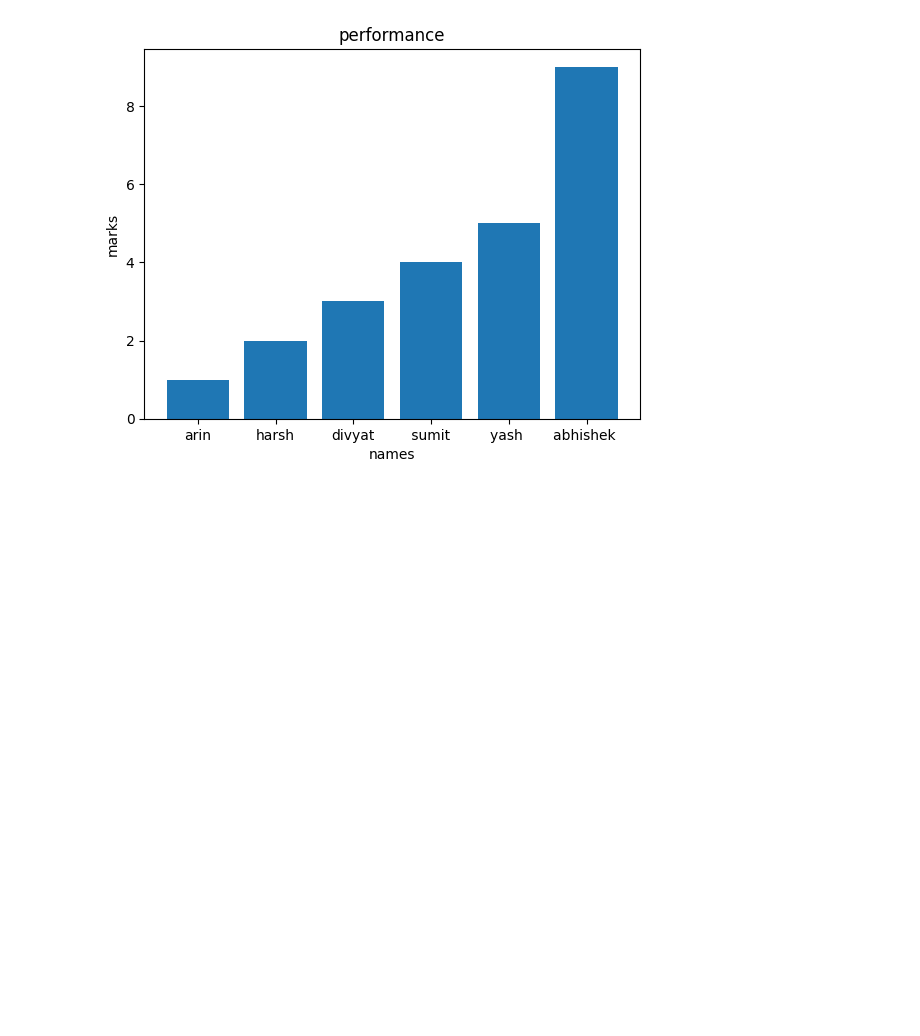
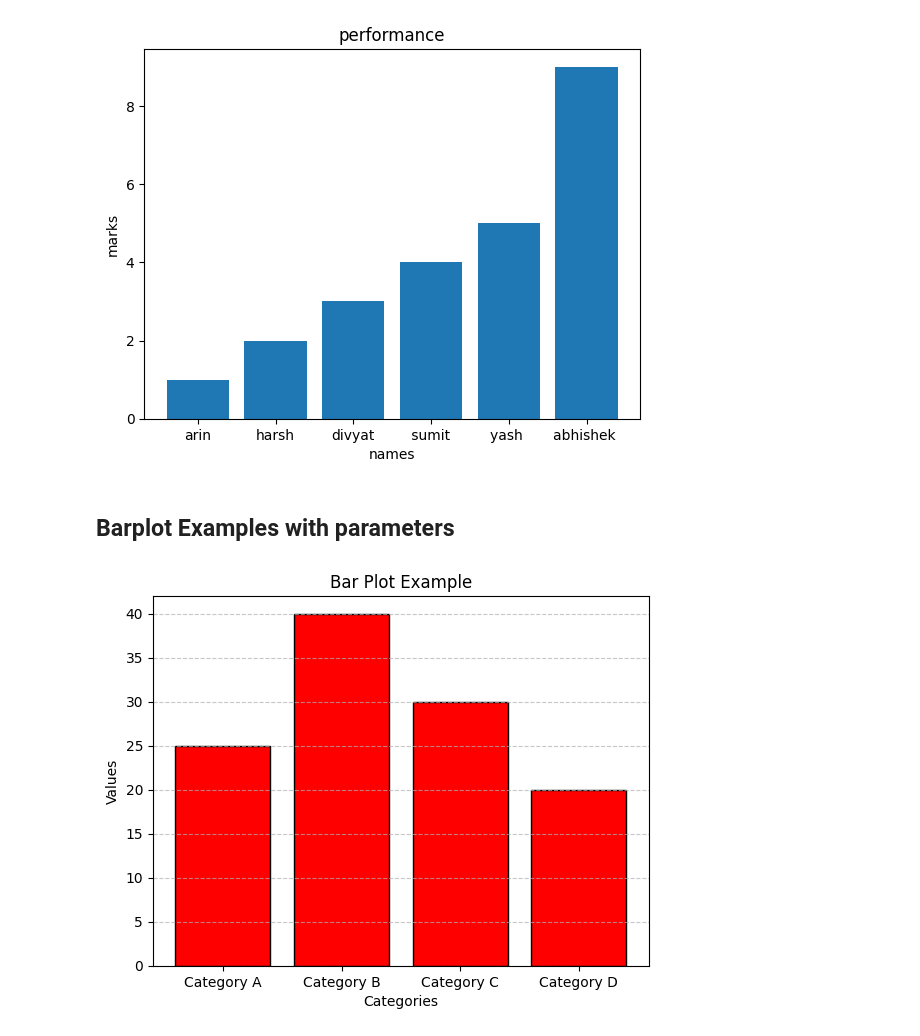
Before and after one commit to slayerrr12/PythonSage, a Jupyter notebook: BasicMatplotLib/BasicMatplotLib.ipynb, the cells around one changed output. Saved outputs shown, nothing was run; the diff lists cells and outputs as text; code cells hidden in the pictures; blank space fills up the shorter version.

Commit message:
scatter and bar plot

```diff
--- a/BasicMatplotLib/BasicMatplotLib.ipynb
+++ b/BasicMatplotLib/BasicMatplotLib.ipynb
@@ -119,3 +119,26 @@ plt.bar(y,x)
 # %% [output]
 <BarContainer object of 6 artists>
 [figure]
+# %% [markdown]
+## Barplot Examples with parameters
+# %%
+import matplotlib.pyplot as plt
+
+# Sample data
+categories = ['Category A', 'Category B', 'Category C', 'Category D']
+values = [25, 40, 30, 20]
+
+# Creating a bar plot
+plt.bar(categories,values, color="red",edgecolor='black')
+# Adding labels and title
+plt.xlabel('Categories')
+plt.ylabel('Values')
+plt.title('Bar Plot Example')
+
+# Adding grid
+plt.grid(axis='y', linestyle='--', alpha=0.7)
+
+# Display the plot
+plt.show()
+# %% [output]
+[figure, added]
```
Also changed, not shown: parts of 1 cell of this notebook.
